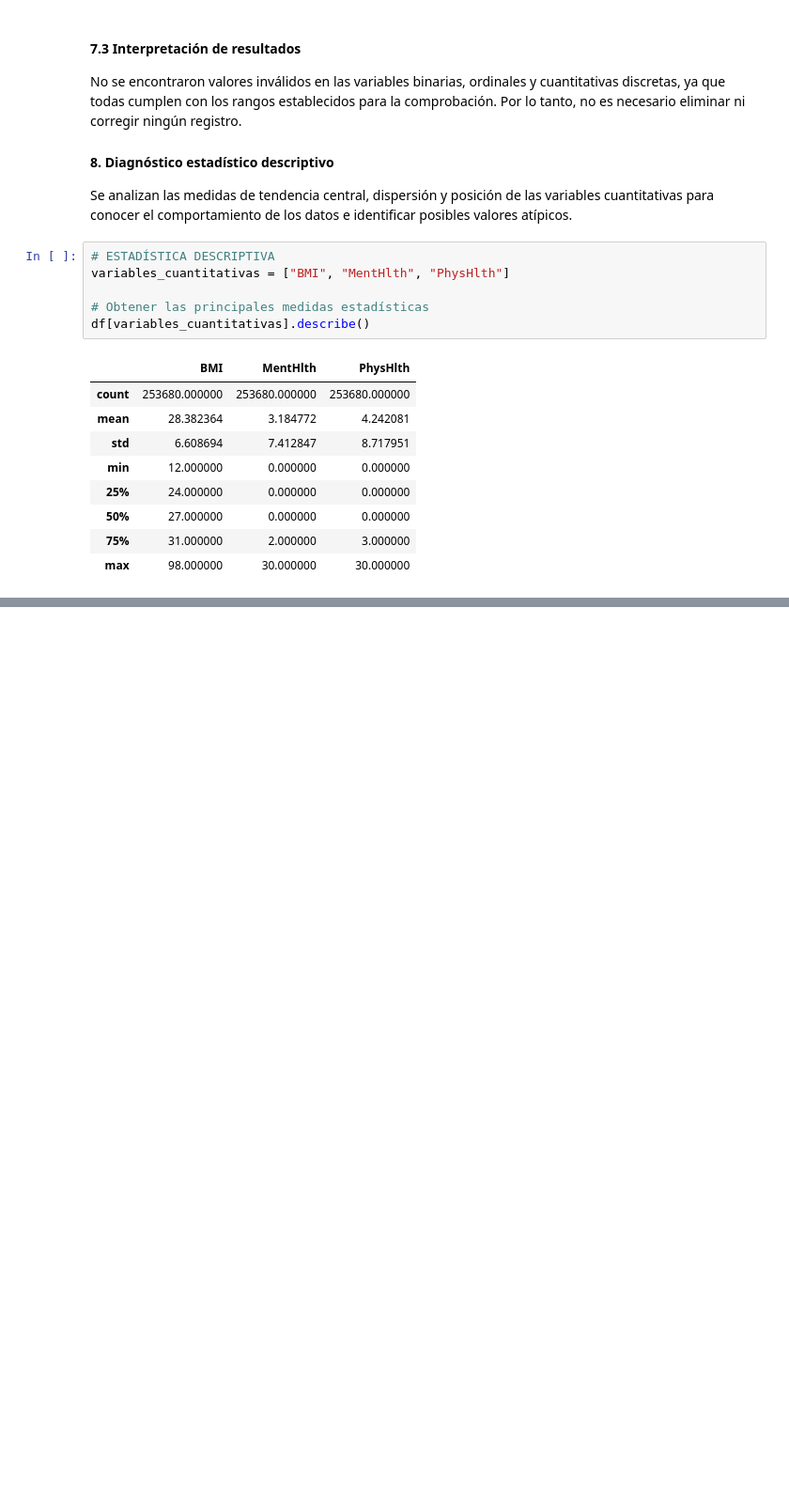
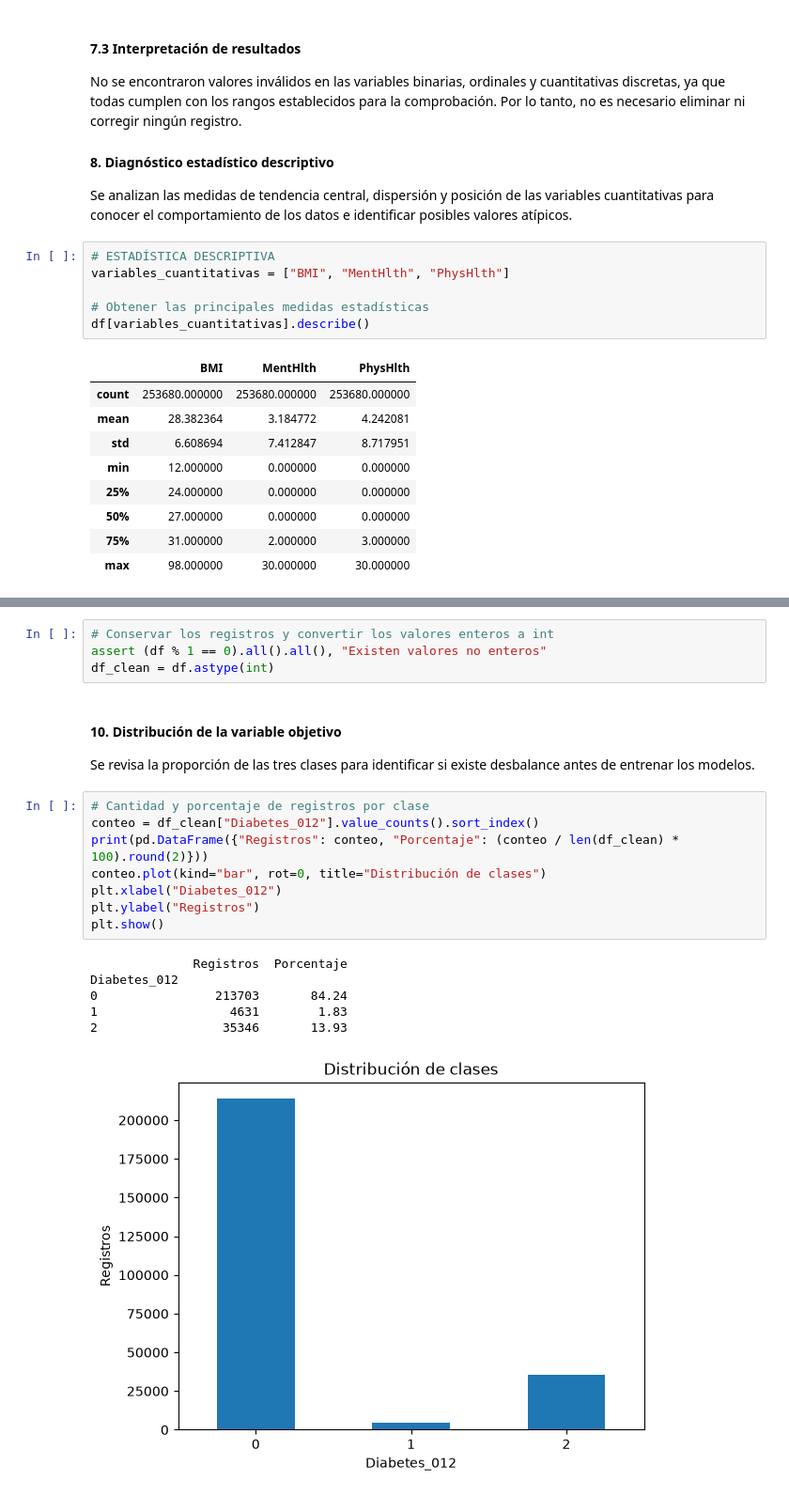
Before and after one commit to RodrigoP08/Practica_Integradora_Mineria, a Jupyter notebook: notebooks/01_limpieza.ipynb, the cells around one changed output, grey strips where cells are left out. Shown at 94% size. Cells and saved outputs as stored; diff of their text form; blank space fills up the shorter version.

```diff
--- a/notebooks/01_limpieza.ipynb
+++ b/notebooks/01_limpieza.ipynb
@@ -334,0 +357,23 @@ dtype: float64
+# %%
+# Conservar los registros y convertir los valores enteros a int
+assert (df % 1 == 0).all().all(), "Existen valores no enteros"
+df_clean = df.astype(int)
+# %% [markdown]
+#### 10. Distribución de la variable objetivo
+
+Se revisa la proporción de las tres clases para identificar si existe desbalance antes de entrenar los modelos.
+# %%
+# Cantidad y porcentaje de registros por clase
+conteo = df_clean["Diabetes_012"].value_counts().sort_index()
+print(pd.DataFrame({"Registros": conteo, "Porcentaje": (conteo / len(df_clean) * 100).round(2)}))
+conteo.plot(kind="bar", rot=0, title="Distribución de clases")
+plt.xlabel("Diabetes_012")
+plt.ylabel("Registros")
+plt.show()
+# %% [output]
+              Registros  Porcentaje
+Diabetes_012
+0                213703       84.24
+1                  4631        1.83
+2                 35346       13.93
+[figure, added]
```
Also changed, not shown: parts of 21 cells of this notebook, 13 other files.
